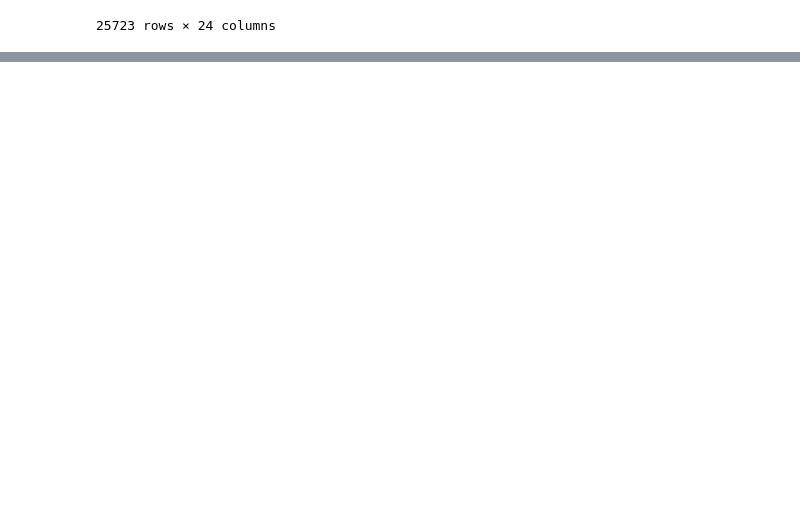
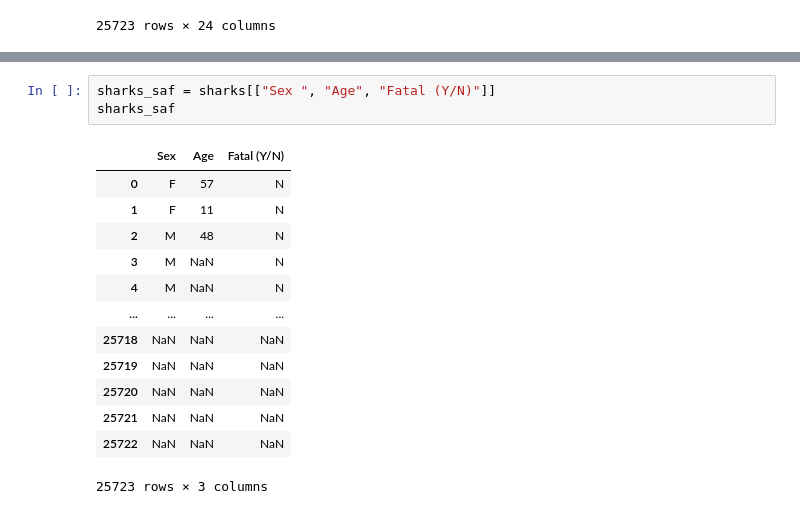
Before and after one commit to emmacunill/project_em, a Jupyter notebook: sharks_df.ipynb, the cells around one changed output, grey strips where cells are left out. Drawn from its saved outputs; the diff is of its cells as text; blank space fills up the shorter version.

```diff
--- a/sharks_df.ipynb
+++ b/sharks_df.ipynb
@@ -374,0 +448,17 @@ sharks.rename(columns={"Species ":"Species"})
+# %%
+sharks_saf = sharks[["Sex ", "Age", "Fatal (Y/N)"]]
+sharks_saf
+# %% [output]
+|  | Sex | Age | Fatal (Y/N) |
+| 0 | F | 57 | N |
+| 1 | F | 11 | N |
+| 2 | M | 48 | N |
+| 3 | M | NaN | N |
+| 4 | M | NaN | N |
+| ... | ... | ... | ... |
+| 25718 | NaN | NaN | NaN |
+| 25719 | NaN | NaN | NaN |
+| 25720 | NaN | NaN | NaN |
+| 25721 | NaN | NaN | NaN |
+| 25722 | NaN | NaN | NaN |
+25723 rows × 3 columns
```
Also changed, not shown: parts of 15 cells of this notebook, 7 other files.
